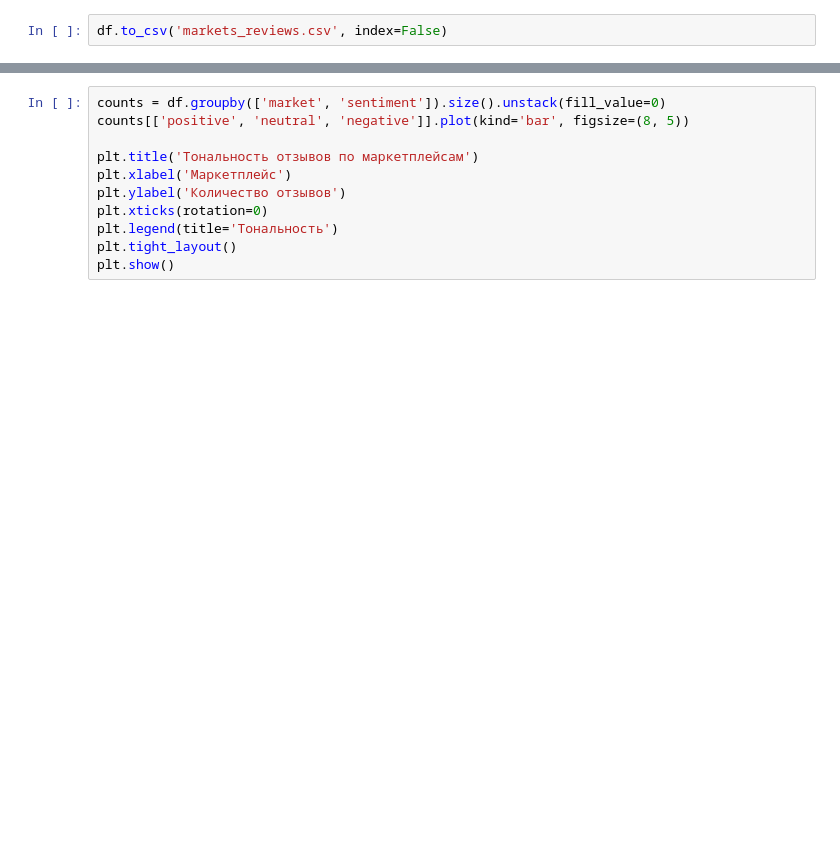
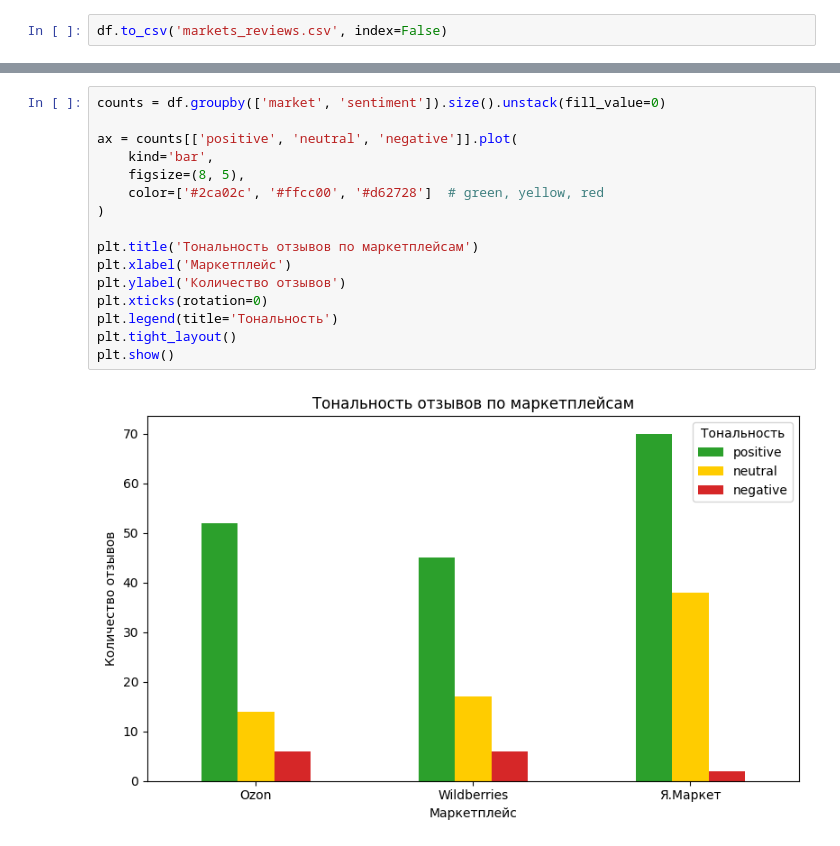
Before and after one commit to mariakus1991/final_project_python, a Jupyter notebook: Sentiment_of_reviews.ipynb, the cells around one changed output, grey strips where cells are left out. Saved outputs shown, nothing was run; the diff lists cells and outputs as text; blank space fills up the shorter version.

```diff
--- a/Sentiment_of_reviews.ipynb
+++ b/Sentiment_of_reviews.ipynb
@@ -208,14 +387,21 @@ plt.show()
 # %%
 counts = df.groupby(['market', 'sentiment']).size().unstack(fill_value=0)
-counts[['positive', 'neutral', 'negative']].plot(kind='bar', figsize=(8, 5))
+
+ax = counts[['positive', 'neutral', 'negative']].plot(
+    kind='bar',
+    figsize=(8, 5),
+    color=['#2ca02c', '#ffcc00', '#d62728']  # green, yellow, red
+)
 
 plt.title('Тональность отзывов по маркетплейсам')
 plt.xlabel('Маркетплейс')
 plt.ylabel('Количество отзывов')
 plt.xticks(rotation=0)
 plt.legend(title='Тональность')
 plt.tight_layout()
 plt.show()
+# %% [output]
+[figure, added]
 # %%
 gender_counts = df['sex'].value_counts()
 print(gender_counts)
```
Also changed, not shown: parts of 23 cells of this notebook, 1 other file.
